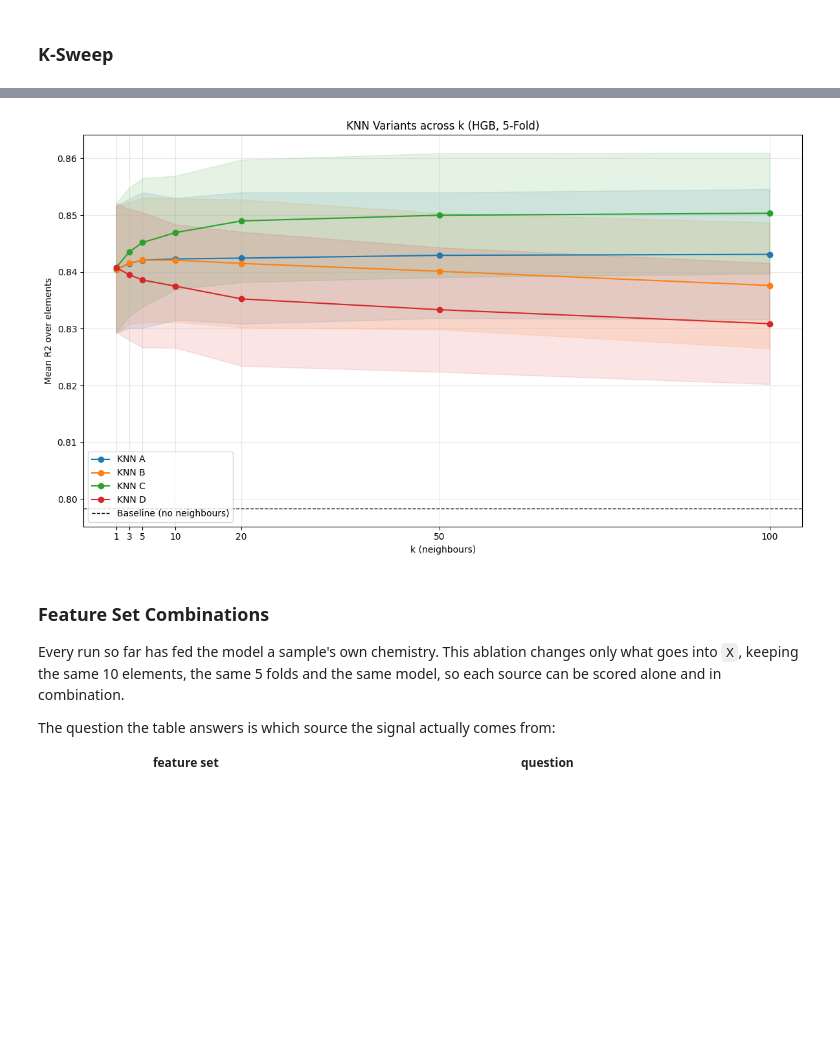
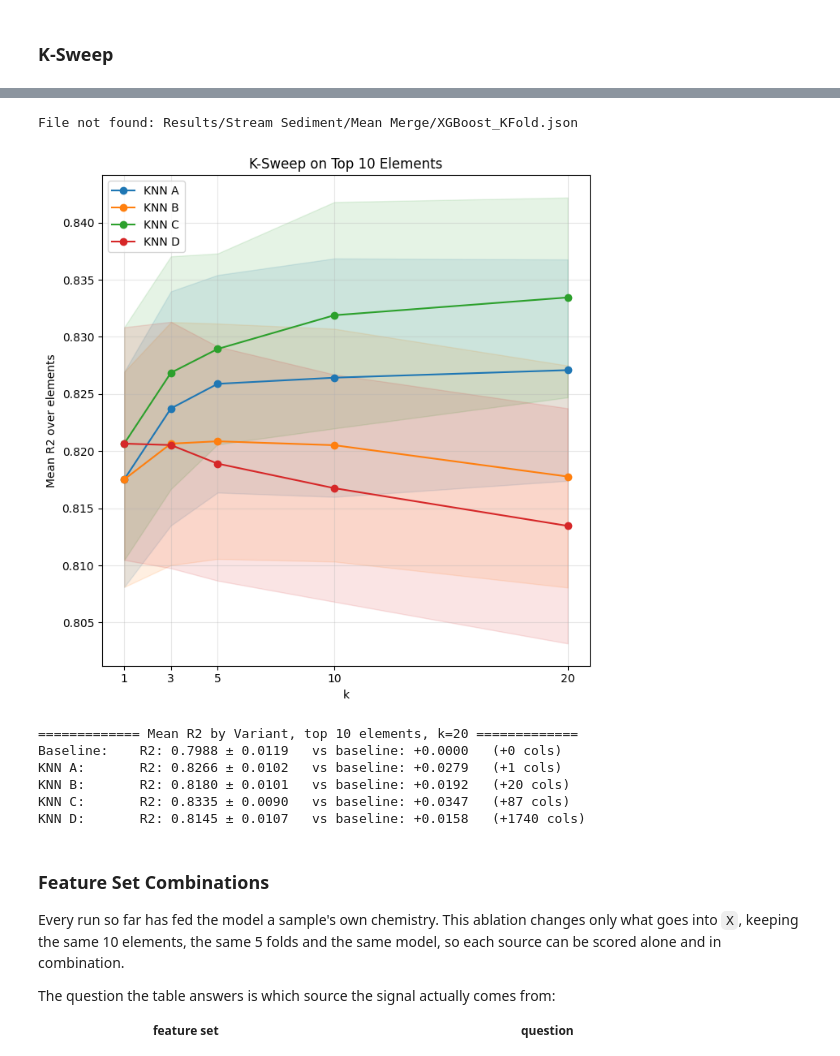
Before and after one commit to salvador-palma/GEUS-Geochemical-Analysis, a Jupyter notebook: 2. Random Forest.ipynb, the cells around one changed output, grey strips where cells are left out. Cells and saved outputs as stored; diff of their text form; code cells hidden in the pictures; blank space fills up the shorter version.

```diff
--- a/2. Random Forest.ipynb
+++ b/2. Random Forest.ipynb
@@ -558,7 +556,7 @@ def TrainAllElementsKFoldKNN(df: pd.DataFrame, kfold_splits: list[Split], elemen
 
 
 results_kfold_knn = {}
-MODEL_TYPE = "rf"
+MODEL_TYPE = "xgb"  # "rf" | "hgb" | "xgb"
 
 #Aggregate before storing, so results_kfold_knn holds aggregated results on both the
 #cached and the freshly trained path (the cache on disk is aggregated either way)
@@ -616,8 +617,8 @@ def CompareVariantsOnGraph(allResults: dict[str, dict], elements: list[str], met
     plt.show()
 
 
-#results_kfold_knn is already aggregated; results_kfold is still raw per-fold
-allResults = { "Baseline": AggregateFolds(results_kfold) }
+#results_kfold and results_kfold_knn are both aggregated per element
+allResults = { "Baseline": results_kfold }
 allResults.update({ f"KNN {name}": results_kfold_knn[name] for name in KNN_VARIANTS })
 
 CompareVariantsOnGraph(allResults, elementsToTrain, metric="r2", title="Baseline vs KNN Variants (5-Fold)")
@@ -626,10 +627,10 @@ CompareVariantsOnGraph(allResults, elementsToTrain, metric="r2", title="Baseline
 # %%
 #Added column counts, so the scores can be read against feature count
-sampleNeighbourPos, sampleNeighbourDist = BuildNeighbourMapping(df, kfold_splits[0], k=5)
-sampleNeighbourValues = BuildNeighbourValues(df, elementCols, sampleNeighbourPos, sampleNeighbourDist, k=5)
+sampleNeighbourPos, sampleNeighbourDist = BuildNeighbourMapping(df, kfold_splits[0], k=20)
+sampleNeighbourValues = BuildNeighbourValues(df, elementCols, sampleNeighbourPos, sampleNeighbourDist, k=20)
 
 addedColumns = { "Baseline": 0 }
-addedColumns.update({ f"KNN {name}": KNN_VARIANTS[name](df, elementCols, mostCommonElements[0], sampleNeighbourValues, 5).shape[1]
+addedColumns.update({ f"KNN {name}": KNN_VARIANTS[name](df, elementCols, mostCommonElements[0], sampleNeighbourValues, 20).shape[1]
                       for name in KNN_VARIANTS })
 
 printable = Printable()
@@ -653,16 +654,17 @@ KNN D:       R2: 0.8659 ± 0.0139   (+435 cols)
 #     SaveResults(AggregateFolds(results_kfold_knn[name]), RESULTS_PATH, f"{MODEL_NAMES[MODEL_TYPE]}_KFold_KNN_{name}_ExcludingColocation")
 
 
-SWEEPS = [1, 3, 5, 10, 20, 50, 100]
+#SWEEPS = [1, 3, 5, 10, 20, 50, 100]
+SWEEPS = [1, 3, 5, 10, 20]
 
 results_knn_sweep = {}
 for k in SWEEPS:
     results_knn_sweep[k] = {}
     for name, maskFunction in KNN_VARIANTS.items():
-        results_knn_sweep[k][name] = LoadResults(RESULTS_PATH, f"K-Sweep_{k}_{name}")
+        results_knn_sweep[k][name] = LoadResults(RESULTS_PATH, f"K-Sweep_{k}_{name}_{MODEL_NAMES[MODEL_TYPE]}")
         if results_knn_sweep[k][name] is None:
             print(f"Training KNN with k={k} and mask function {name}")
 
             raw = TrainAllElementsKFoldKNN(df, kfold_splits, mostCommonElements, elementCols, n_jobs=4, k=k, maskFunction=maskFunction, excludeSameLocation=True, modelType="hgb")
             results_knn_sweep[k][name] = AggregateFolds(raw)
-            SaveResults(results_knn_sweep[k][name], RESULTS_PATH, f"K-Sweep_{k}_{name}")
+            SaveResults(results_knn_sweep[k][name], RESULTS_PATH, f"K-Sweep_{k}_{name}_{MODEL_NAMES[MODEL_TYPE]}")
@@ -720,48 +671,82 @@ Training KNN with k=100 and mask function D
 # %%
+results_kfold_top10 = LoadResults(RESULTS_PATH, f"{MODEL_NAMES[MODEL_TYPE]}_KFold")
+
+
 def DisplayKSweepGraph(sweepResults: dict[int, dict[str, dict]], baseline: dict=None, metric="r2", title="KNN Variants across k"):
 
     ks = sorted(sweepResults)
     variants = list(sweepResults[ks[0]].keys())
 
-    fig, ax = plt.subplots(figsize=(12, 7))
+    fig, ax = plt.subplots(figsize=(7, 7))
 
     for name in variants:
         means, stds = [], []
         for k in ks:
             #Already aggregated by the sweep cell, on both the cached and the trained path
             aggregated = sweepResults[k][name]
             scores = [s[metric] for s in aggregated.values() if s[metric] is not None]
             #Fold spread averaged over elements, so the band shows run-to-run noise
             spread = [s["r2_std"] for s in aggregated.values() if s.get("r2_std") is not None]
             means.append(np.mean(scores))
             stds.append(np.mean(spread) if spread else 0.0)
 
         means, stds = np.array(means), np.array(stds)
 
         line, = ax.plot(ks, means, marker="o", label=f"KNN {name}")
         ax.fill_between(ks, means - stds, means + stds, alpha=0.12, color=line.get_color())
 
     #Without the no-neighbour baseline the vertical scale means very little
     if baseline is not None:
-        aggregated = AggregateFolds(baseline)
-        scores = [s[metric] for s in aggregated.values() if s[metric] is not None]
+        #Already aggregated by the baseline cell, like the sweep results above
+        scores = [s[metric] for s in baseline.values() if s[metric] is not None]
         ax.axhline(np.mean(scores), color="black", linestyle="--", linewidth=1, label="Baseline (no neighbours)")
 
-    ax.set_xlabel("k (neighbours)")
+    ax.set_xlabel("k")
     ax.set_ylabel(f"Mean {metric.upper()} over elements")
     ax.set_title(title)
     ax.set_xticks(ks)
     ax.grid(alpha=0.3)
     ax.legend()
 
     plt.tight_layout()
     plt.show()
 
 
-#results_knn_sweep is aggregated per (k, variant); results_kfold is still raw per-fold
-DisplayKSweepGraph(results_knn_sweep, baseline=results_kfold, title="KNN Variants across k (HGB, 5-Fold)")
+#results_knn_sweep is aggregated per (k, variant); results_kfold_top10 per element
+DisplayKSweepGraph(results_knn_sweep, baseline=results_kfold_top10, title="K-Sweep on Top 10 Elements")
 # %% [output]
+File not found: Results/Stream Sediment/Mean Merge/XGBoost_KFold.json
-[figure, old version]
+[figure, new version]
+# %%
+#Same table as "Mean R2 by Variant" above, but on the sweep's own 10 best-covered elements,
+#so the two can be compared without the target set changing underneath them
+SWEEP_K = 20
+
+sweepColumns = { "Baseline": 0 }
+sweepColumns.update({ f"KNN {name}": KNN_VARIANTS[name](df, elementCols, mostCommonElements[0], sampleNeighbourValues, SWEEP_K).shape[1]
+                      for name in KNN_VARIANTS })
+
+sweepResults = { "Baseline": results_kfold_top10 }
+sweepResults.update({ f"KNN {name}": results_knn_sweep[SWEEP_K][name] for name in KNN_VARIANTS })
+
+baselineScore = np.mean([s["r2"] for s in sweepResults["Baseline"].values() if s["r2"] is not None])
+
+printable = Printable()
+printable.title(f"Mean R2 by Variant, top 10 elements, k={SWEEP_K}")
+for name, res in sweepResults.items():
+    valid = [s["r2"] for s in res.values() if s["r2"] is not None]
+    stds = [s["r2_std"] for s in res.values() if s.get("r2_std") is not None]
+    printable.add(name, f"R2: {np.mean(valid):.4f} ± {np.mean(stds):.4f}   "
+                        f"vs baseline: {np.mean(valid) - baselineScore:>+7.4f}   (+{sweepColumns[name]} cols)")
+
+printable.pretty()
+# %% [output]
+============= Mean R2 by Variant, top 10 elements, k=20 =============
+Baseline:    R2: 0.7988 ± 0.0119   vs baseline: +0.0000   (+0 cols)
+KNN A:       R2: 0.8266 ± 0.0102   vs baseline: +0.0279   (+1 cols)
+KNN B:       R2: 0.8180 ± 0.0101   vs baseline: +0.0192   (+20 cols)
+KNN C:       R2: 0.8335 ± 0.0090   vs baseline: +0.0347   (+87 cols)
+KNN D:       R2: 0.8145 ± 0.0107   vs baseline: +0.0158   (+1740 cols)
 # %% [markdown]
 ### Feature Set Combinations
 
```
Also changed, not shown: parts of 17 cells of this notebook, 59 other files.
